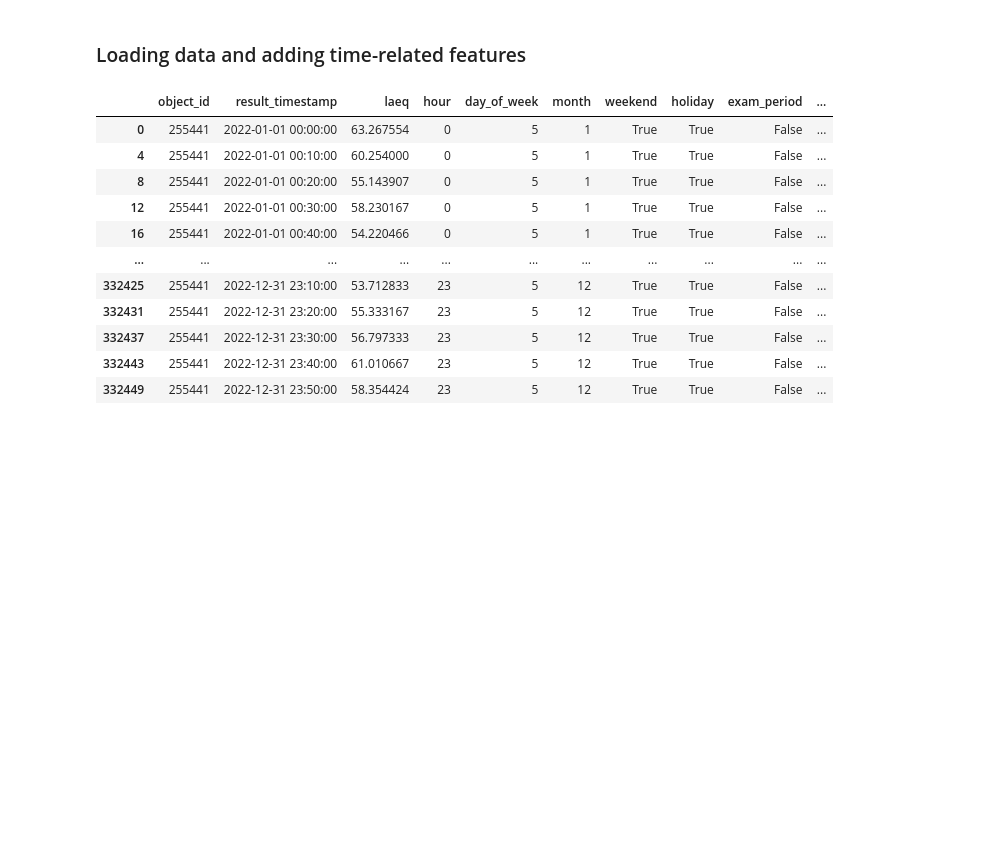
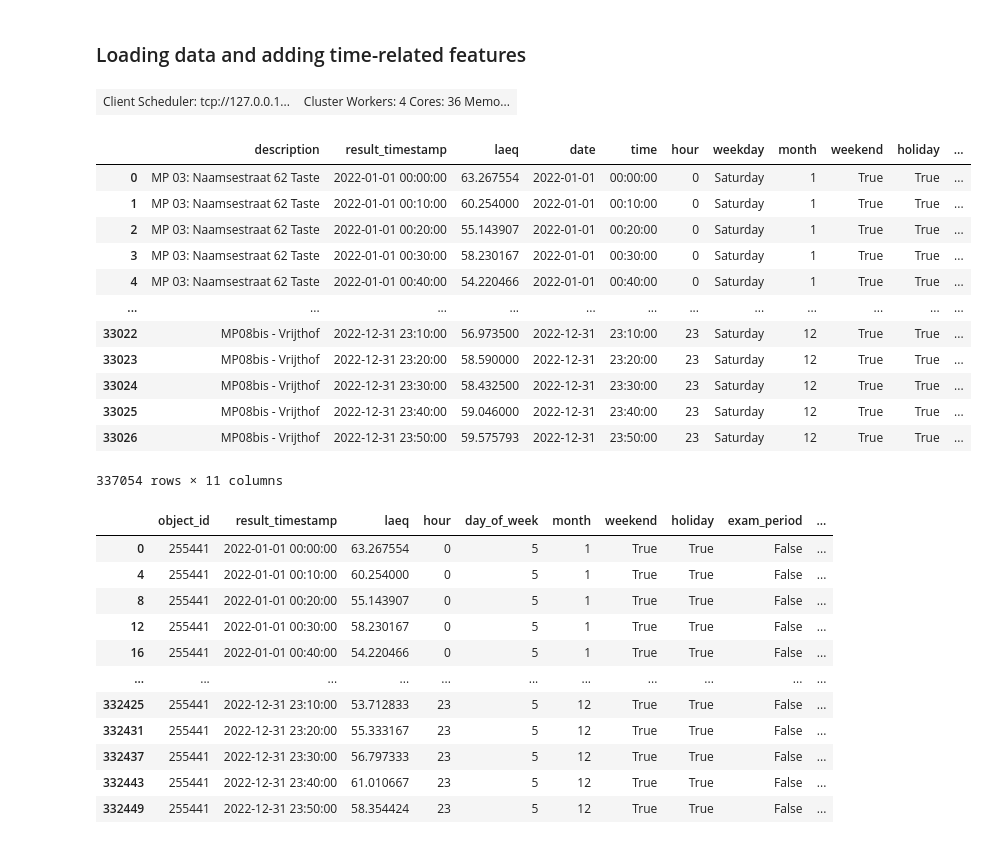
Before and after one commit to IvanaOsredek/ModernDataAnalyticsProject, a Jupyter notebook: MDA_main_notebook.ipynb, the cells around one changed output. Saved outputs shown, nothing was run; the diff lists cells and outputs as text; code cells hidden in the pictures; blank space fills up the shorter version.

```diff
--- a/MDA_main_notebook.ipynb
+++ b/MDA_main_notebook.ipynb
@@ -27,0 +38,5 @@ from sklearn.metrics import mean_absolute_error, mean_squared_error
+# %%
+client = Client(n_workers=4)
+client
+# %% [output]
+| Client Scheduler: tcp://127.0.0.1... | Cluster Workers: 4 Cores: 36 Memo... |
@@ -27,0 +75,3 @@ from sklearn.metrics import mean_absolute_error, mean_squared_error
+# %%
+# Call the function to process the data for each month
+table = process_data_by_month()
@@ -27,0 +93,55 @@ from sklearn.metrics import mean_absolute_error, mean_squared_error
+# %%
+time_features = add_time_features(table)
+# %%
+holiday_ranges = []
+
+# Define the start and end dates for each holiday
+holiday_dates = [
+    ('2022-01-01', '2022-01-13'),
+    ('2022-02-02', '2022-02-02'),
+    ('2022-02-06', '2022-02-13'),
+    ('2022-04-02', '2022-04-18'),
+    ('2022-05-01', '2022-05-01'),
+    ('2022-05-26', '2022-05-26'),
+    ('2022-05-28', '2022-06-12'),
+    ('2022-07-03', '2022-09-25'),
+    ('2022-11-01', '2022-11-02'),
+    ('2022-11-11', '2022-11-11'),
+    ('2022-12-24', '2022-12-31')
+]
+
+# Generate the date ranges for each holiday
+for start_date, end_date in holiday_dates:
+    holiday_ranges.append(pd.date_range(start=start_date, end=end_date))
+
+holidays = pd.concat([pd.DataFrame(date_range) for date_range in holiday_ranges], ignore_index=True)
+holidays.columns = ['dates']
+
+time_features['holiday'] = time_features['date'].astype(str).isin(holidays['dates'].astype(str))
+# %%
+exam_ranges = [
+    ('2022-01-14', '2022-02-05'),
+    ('2022-06-13', '2022-07-02'),
+    ('2022-08-22', '2022-09-10')
+]
+
+exam_periods = pd.concat([pd.DataFrame(pd.date_range(start, end)) for start, end in exam_ranges], ignore_index=True)
+exam_periods.columns = ['dates']
+
+time_features['exam_period'] = time_features['date'].astype(str).isin(exam_periods['dates'].astype(str))
+# %%
+time_features
+# %% [output]
+|  | description | result_timestamp | laeq | date | time | hour | weekday | month | weekend | holiday | ... |
+| 0 | MP 03: Naamsestraat 62 Taste | 2022-01-01 00:00:00 | 63.267554 | 2022-01-01 | 00:00:00 | 0 | Saturday | 1 | True | True | ... |
+| 1 | MP 03: Naamsestraat 62 Taste | 2022-01-01 00:10:00 | 60.254000 | 2022-01-01 | 00:10:00 | 0 | Saturday | 1 | True | True | ... |
+| 2 | MP 03: Naamsestraat 62 Taste | 2022-01-01 00:20:00 | 55.143907 | 2022-01-01 | 00:20:00 | 0 | Saturday | 1 | True | True | ... |
+| 3 | MP 03: Naamsestraat 62 Taste | 2022-01-01 00:30:00 | 58.230167 | 2022-01-01 | 00:30:00 | 0 | Saturday | 1 | True | True | ... |
+| 4 | MP 03: Naamsestraat 62 Taste | 2022-01-01 00:40:00 | 54.220466 | 2022-01-01 | 00:40:00 | 0 | Saturday | 1 | True | True | ... |
+| ... | ... | ... | ... | ... | ... | ... | ... | ... | ... | ... | ... |
+| 33022 | MP08bis - Vrijthof | 2022-12-31 23:10:00 | 56.973500 | 2022-12-31 | 23:10:00 | 23 | Saturday | 12 | True | True | ... |
+| 33023 | MP08bis - Vrijthof | 2022-12-31 23:20:00 | 58.590000 | 2022-12-31 | 23:20:00 | 23 | Saturday | 12 | True | True | ... |
+| 33024 | MP08bis - Vrijthof | 2022-12-31 23:30:00 | 58.432500 | 2022-12-31 | 23:30:00 | 23 | Saturday | 12 | True | True | ... |
+| 33025 | MP08bis - Vrijthof | 2022-12-31 23:40:00 | 59.046000 | 2022-12-31 | 23:40:00 | 23 | Saturday | 12 | True | True | ... |
+| 33026 | MP08bis - Vrijthof | 2022-12-31 23:50:00 | 59.575793 | 2022-12-31 | 23:50:00 | 23 | Saturday | 12 | True | True | ... |
+337054 rows × 11 columns
```
Also changed, not shown: parts of 13 cells of this notebook.
